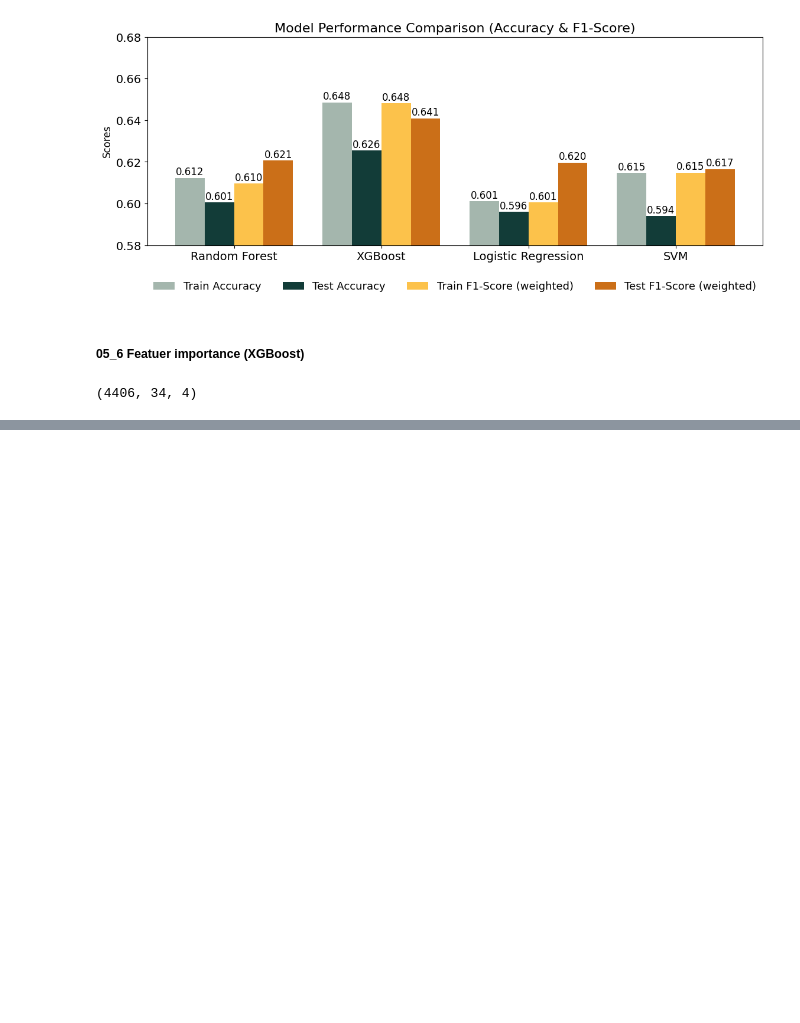
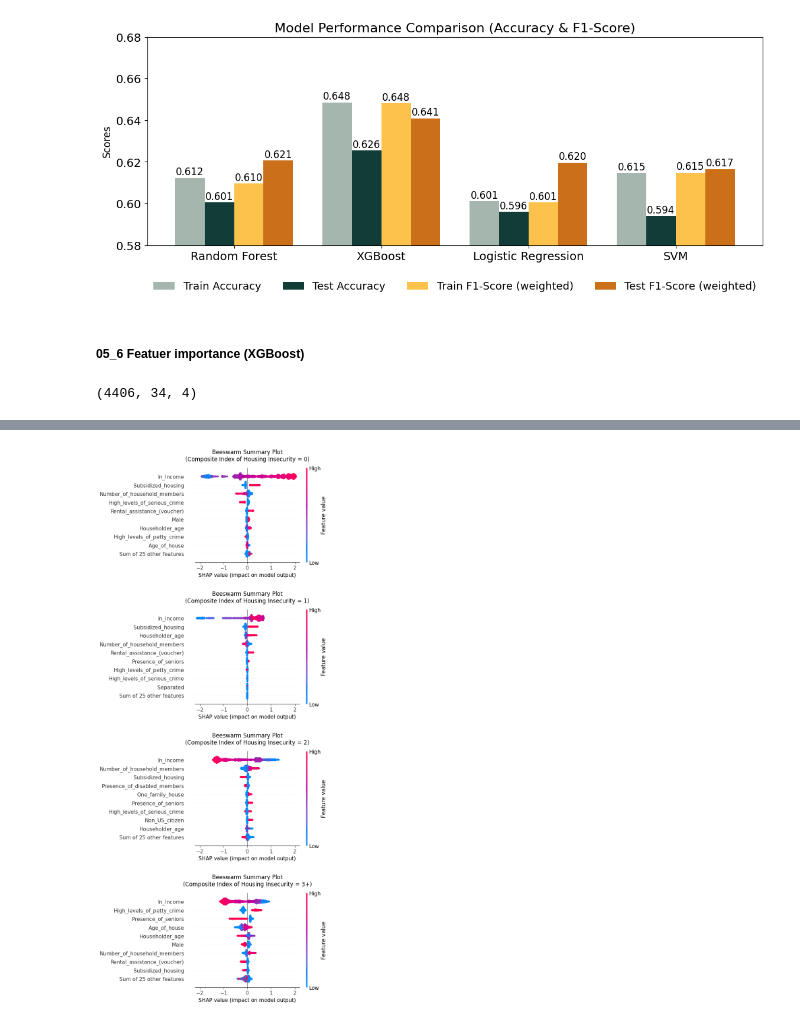
Before and after one commit to GeunSangOh/housing-insecurity, a Jupyter notebook: 05_ML_models.ipynb, the cells around one changed output, grey strips where cells are left out. Drawn from its saved outputs; the diff is of its cells as text; code cells hidden in the pictures; blank space fills up the shorter version.

```diff
--- a/05_ML_models.ipynb
+++ b/05_ML_models.ipynb
@@ -1694,0 +1714,55 @@ plot_shap_barplot(shap_values, 3, 10, '#FCB31E', (4, 2.5), [0, 1.2], feature_nam
+# %%
+explainer2 = shap.TreeExplainer(xgb_final, X_res_ohe_scaled)
+shap_values2 = explainer2(X_test_ohe_scaled)
+# %%
+# Save explainer2
+with open('./temp/explainer2.pkl', 'wb') as f:
+    pickle.dump(explainer2, f)
+
+# Save shap_values2
+with open('./temp/shap_values2.pkl', 'wb') as f:
+    pickle.dump(shap_values2, f)
+# %%
+# Load explainer2
+with open('./temp/explainer2.pkl', 'rb') as f:
+    explainer2 = pickle.load(f)
+
+# Load shap_values2
+with open('./temp/shap_values2.pkl', 'rb') as f:
+    shap_values2 = pickle.load(f)
+# %%
+# SHAP beswarm summary plots
+np.random.seed(seed)
+
+fig, axs = plt.subplots(4, 1, figsize=(5, 20))
+axs = axs.flatten()
+
+titles = [
+    'Composite Index of Housing Insecurity = 0',
+    'Composite Index of Housing Insecurity = 1',
+    'Composite Index of Housing Insecurity = 2',
+    'Composite Index of Housing Insecurity = 3+'
+]
+
+for i in range(4):
+    ax = axs[i]
+
+    shap.plots.beeswarm(
+        shap_values2[:, :, i],
+        show=False,
+        plot_size=None,
+        ax=ax,
+        max_display=10
+    )
+    ax.set_xlim([-2.2, 2.2])
+    ax.set_title(f'Beeswarm Summary Plot\n({titles[i]})', fontsize=12, pad=15)
+
+    ax.tick_params(axis='y', labelsize=11)
+    ax.tick_params(axis='x', labelsize=11)
+    ax.xaxis.label.set_fontsize(11)
+
+plt.subplots_adjust(hspace=0.5, wspace=0.2)
+plt.savefig('./plots/beeswarm_combined.png', bbox_inches='tight')
+plt.show()
+# %% [output]
+[figure, added]
```
Also changed, not shown: parts of 11 cells of this notebook.
